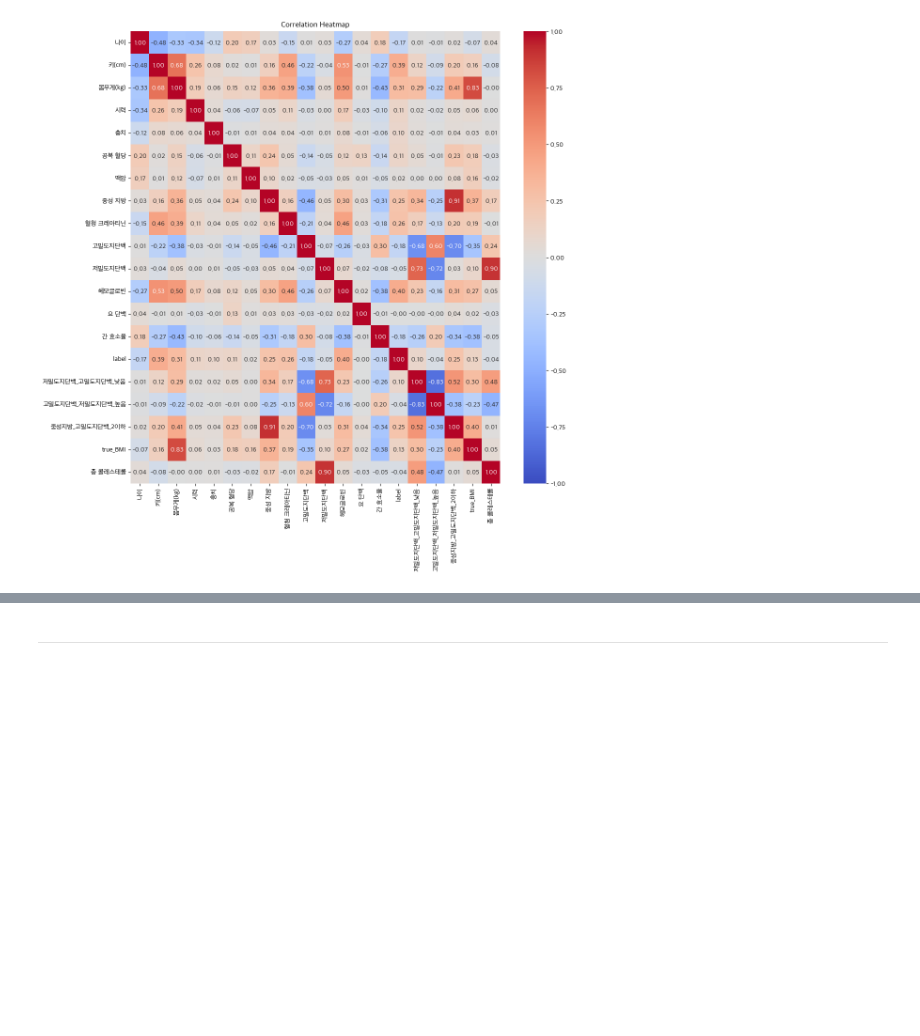
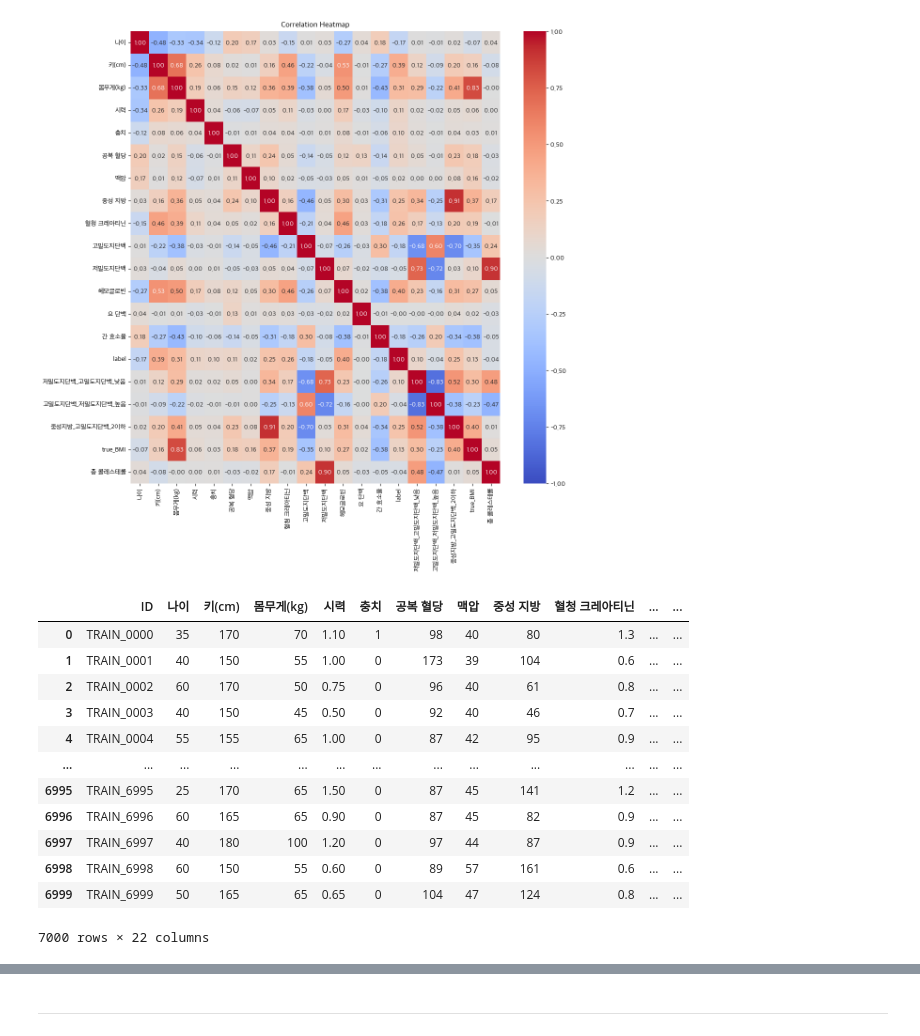
Before and after one commit to EJEJejje/AH_01_2_mini, a Jupyter notebook: eda_KEJ_5.ipynb, the cells around one changed output, grey strips where cells are left out. Saved outputs shown, nothing was run; the diff lists cells and outputs as text; code cells hidden in the pictures; blank space fills up the shorter version.

```diff
--- a/eda_KEJ_5.ipynb
+++ b/eda_KEJ_5.ipynb
@@ -103,3 +101,19 @@ plt.tight_layout()
 plt.show()
 # %% [output]
 [figure]
+# %%
+train
+# %% [output]
+|  | ID | 나이 | 키(cm) | 몸무게(kg) | 시력 | 충치 | 공복 혈당 | 맥압 | 중성 지방 | 혈청 크레아티닌 | ... | ... |
+| 0 | TRAIN_0000 | 35 | 170 | 70 | 1.10 | 1 | 98 | 40 | 80 | 1.3 | ... | ... |
+| 1 | TRAIN_0001 | 40 | 150 | 55 | 1.00 | 0 | 173 | 39 | 104 | 0.6 | ... | ... |
+| 2 | TRAIN_0002 | 60 | 170 | 50 | 0.75 | 0 | 96 | 40 | 61 | 0.8 | ... | ... |
+| 3 | TRAIN_0003 | 40 | 150 | 45 | 0.50 | 0 | 92 | 40 | 46 | 0.7 | ... | ... |
+| 4 | TRAIN_0004 | 55 | 155 | 65 | 1.00 | 0 | 87 | 42 | 95 | 0.9 | ... | ... |
+| ... | ... | ... | ... | ... | ... | ... | ... | ... | ... | ... | ... | ... |
+| 6995 | TRAIN_6995 | 25 | 170 | 65 | 1.50 | 0 | 87 | 45 | 141 | 1.2 | ... | ... |
+| 6996 | TRAIN_6996 | 60 | 165 | 65 | 0.90 | 0 | 87 | 45 | 82 | 0.9 | ... | ... |
+| 6997 | TRAIN_6997 | 40 | 180 | 100 | 1.20 | 0 | 97 | 44 | 87 | 0.9 | ... | ... |
+| 6998 | TRAIN_6998 | 60 | 150 | 55 | 0.60 | 0 | 89 | 57 | 161 | 0.6 | ... | ... |
+| 6999 | TRAIN_6999 | 50 | 165 | 65 | 0.65 | 0 | 104 | 47 | 124 | 0.8 | ... | ... |
+7000 rows × 22 columns
```
Also changed, not shown: parts of 18 cells of this notebook.
